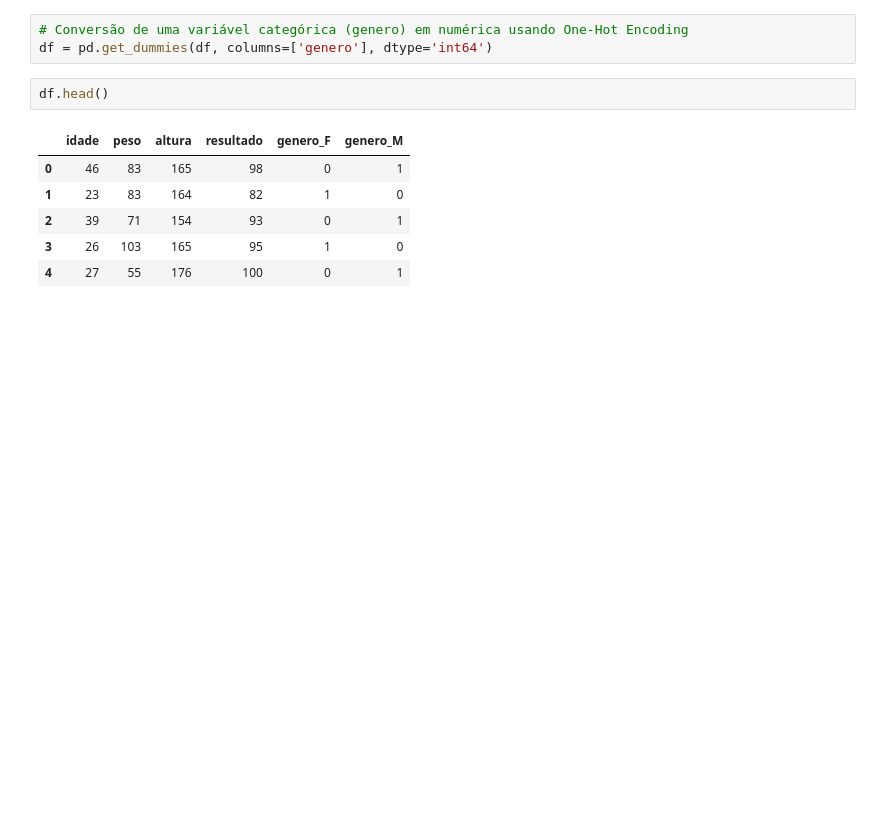
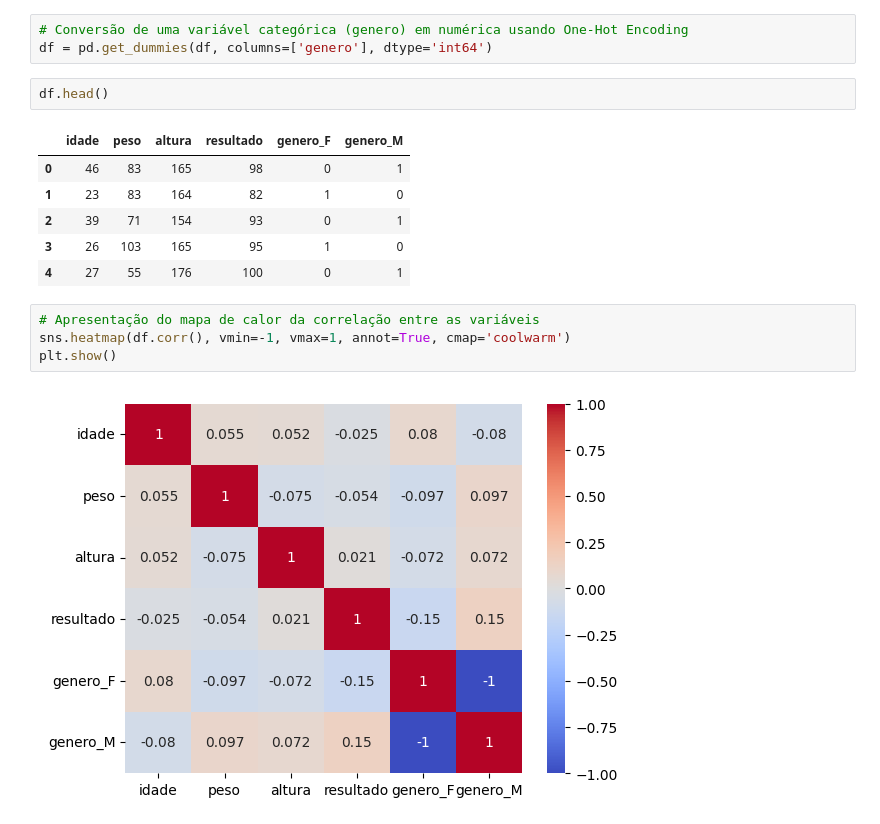
Before and after one commit to matheusvazdata/modelo-com-scikit-learn, a Jupyter notebook: modelo_diabetes.ipynb, the cells around one changed output. Saved outputs shown, nothing was run; the diff lists cells and outputs as text; blank space fills up the shorter version.

Commit message:
Finalização da etapa de visualização de dados

```diff
--- a/modelo_diabetes.ipynb
+++ b/modelo_diabetes.ipynb
@@ -57,3 +57,9 @@ df.head()
 | 2 | 39 | 71 | 154 | 93 | 0 | 1 |
 | 3 | 26 | 103 | 165 | 95 | 1 | 0 |
 | 4 | 27 | 55 | 176 | 100 | 0 | 1 |
+# %%
+# Apresentação do mapa de calor da correlação entre as variáveis
+sns.heatmap(df.corr(), vmin=-1, vmax=1, annot=True, cmap='coolwarm')
+plt.show()
+# %% [output]
+[figure, added]
```
Also changed, not shown: parts of 3 cells of this notebook.
